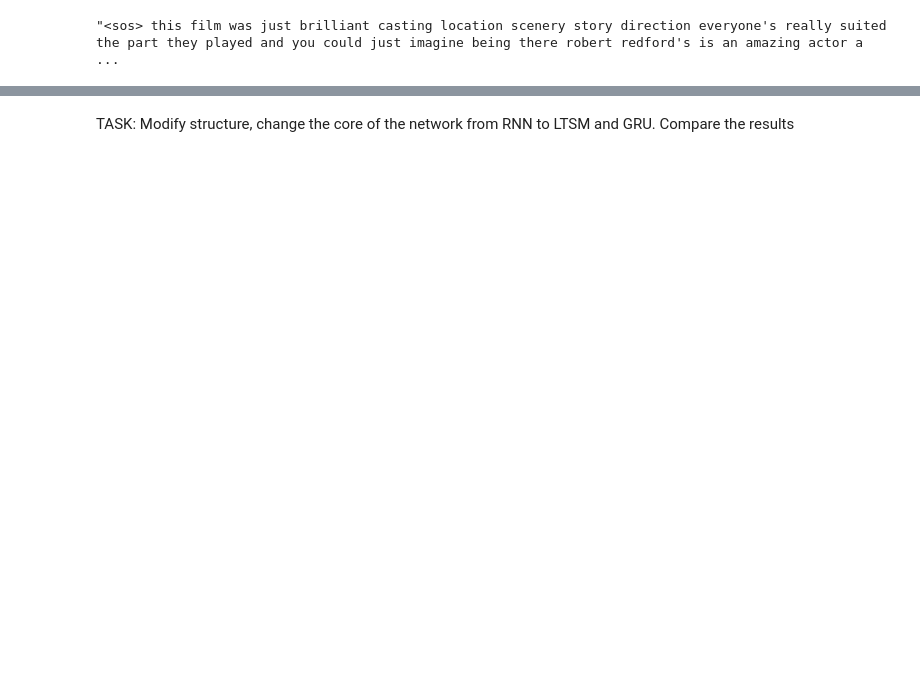
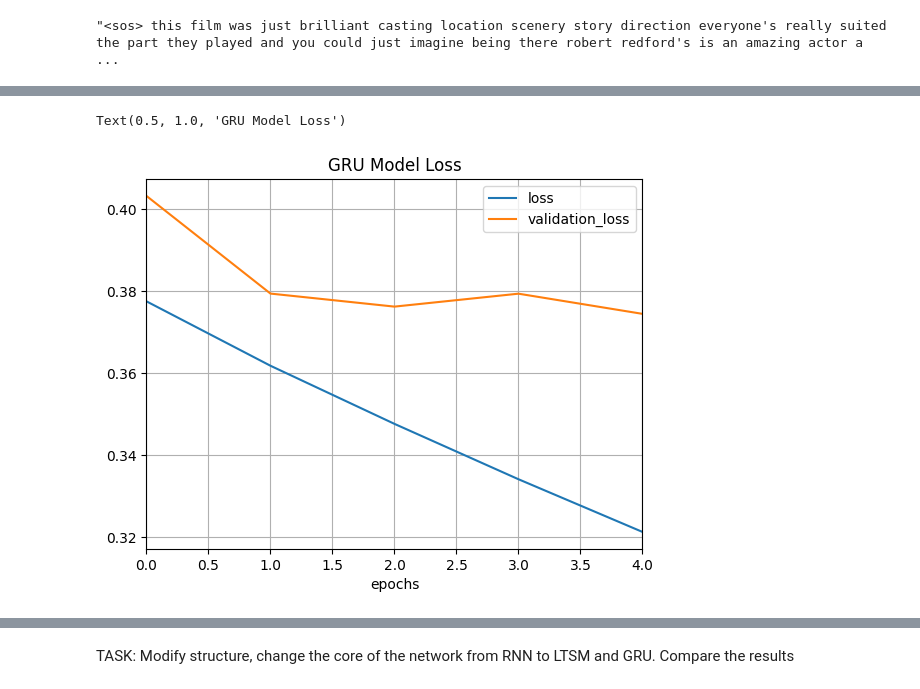
Before and after one commit to xknobm00/MPA-MLF, a Jupyter notebook: CV8.ipynb, the cells around one changed output, grey strips where cells are left out. Saved outputs shown, nothing was run; the diff lists cells and outputs as text; code cells hidden in the pictures; blank space fills up the shorter version.

```diff
--- a/CV8.ipynb
+++ b/CV8.ipynb
@@ -243,2 +230,31 @@ model = keras.models.Sequential([
+# %%
+embed_size = 128
+vocabulary_size = 1000
+
+# LSTM Model
+lstm_model = Sequential([
+    Embedding(vocabulary_size, embed_size, input_shape=[None]),
+    LSTM(128, return_sequences=True),
+    LSTM(128),
+    Dense(1, activation='sigmoid')
+])
+
+
+# GRU Model
+gru_model = Sequential([
+    Embedding(vocabulary_size, embed_size, input_shape=[None]),
+    GRU(128, return_sequences=True),
+    GRU(128),
+    Dense(1, activation='sigmoid')
+])
+
+
+# SimpleRNN Model (for comparison)
+simple_rnn_model = Sequential([
+    Embedding(vocabulary_size, embed_size, input_shape=[None]),
+    SimpleRNN(128, return_sequences=True),
+    SimpleRNN(128),
+    Dense(1, activation='sigmoid')
+])
 # %%
 optimizer = Adam(learning_rate = 0.001)
@@ -266,0 +300,7 @@ Test accuracy:  50.0 %
+# %%
+gru_score = gru_model.evaluate(X_test, y_test, verbose=0)
+print("GRU Test loss:", gru_score[0])
+print("GRU Test accuracy:", gru_score[1] * 100, "%")
+plot_function(gru_history)
+plt.title('GRU Model Loss')
+# %% [output]
@@ -266,0 +309,2 @@ Test accuracy:  50.0 %
+Text(0.5, 1.0, 'GRU Model Loss')
+[figure, added]
```
Also changed, not shown: parts of 11 cells of this notebook.
